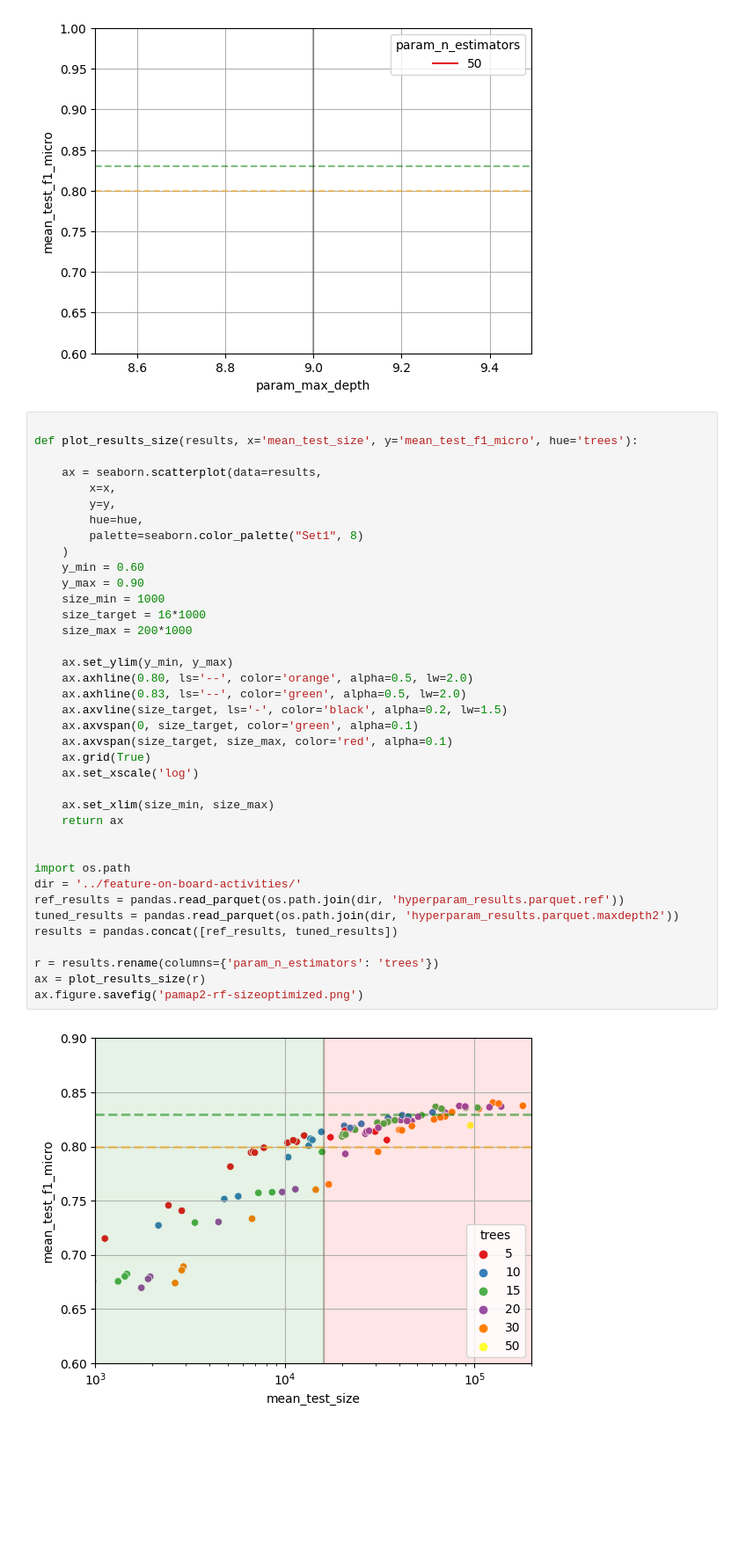
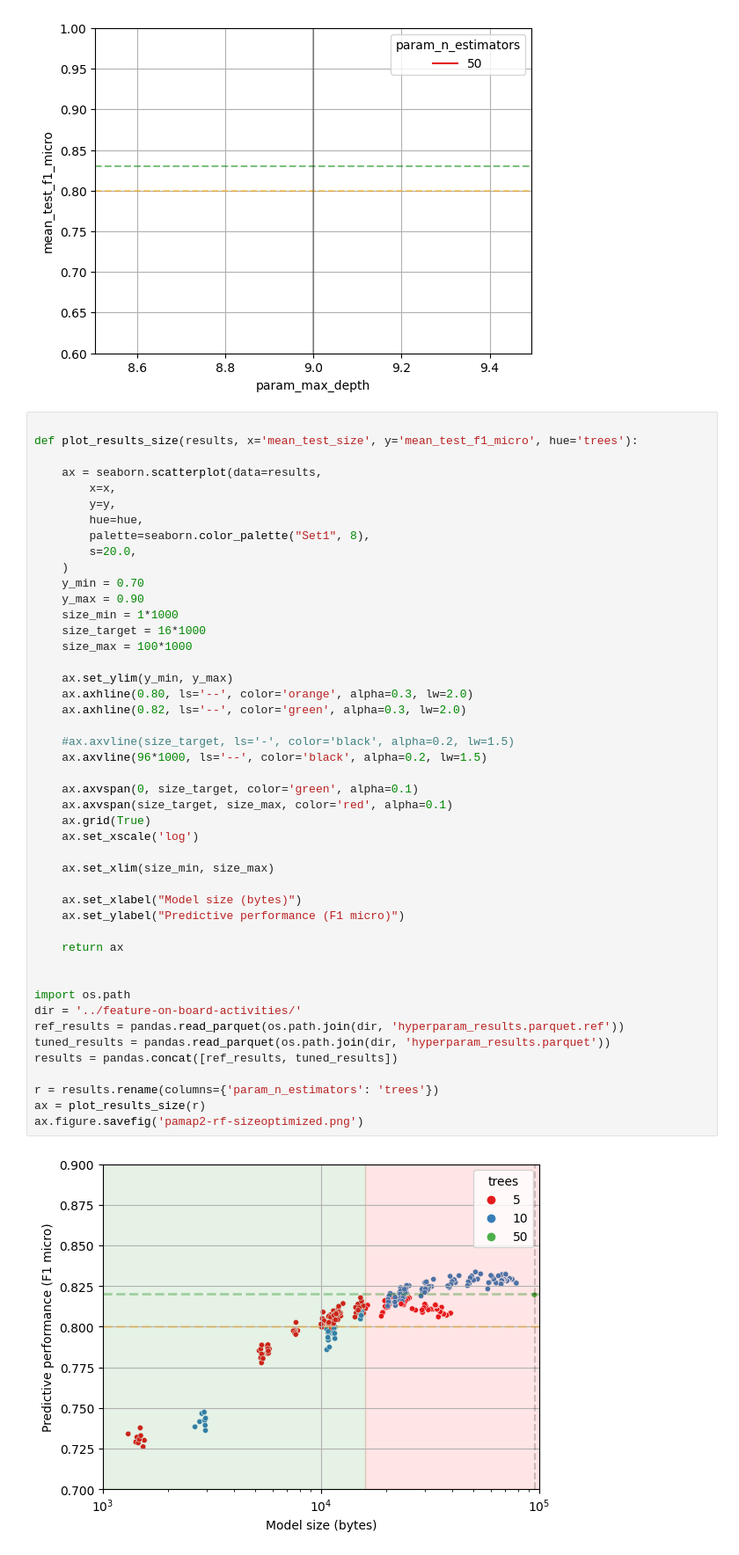
Before and after one commit to jonnor/embeddedml, a Jupyter notebook: projects/dollar_tinyml/notebooks/HAR-Evaluate.ipynb, the cells around one changed output. Shown: that part at 88% size. Cells and saved outputs as stored; diff of their text form; blank space fills up the shorter version.

Commit message:
dolllarml: Prettier HAR performance graph

```diff
--- a/projects/dollar_tinyml/notebooks/HAR-Evaluate.ipynb
+++ b/projects/dollar_tinyml/notebooks/HAR-Evaluate.ipynb
@@ -122,39 +122,47 @@ plot_results_performance(results)
 
 def plot_results_size(results, x='mean_test_size', y='mean_test_f1_micro', hue='trees'):
 
     ax = seaborn.scatterplot(data=results,
         x=x,
         y=y,
         hue=hue,
-        palette=seaborn.color_palette("Set1", 8)
+        palette=seaborn.color_palette("Set1", 8),
+        s=20.0,
     )
-    y_min = 0.60
+    y_min = 0.70
     y_max = 0.90
-    size_min = 1000
+    size_min = 1*1000
     size_target = 16*1000
-    size_max = 200*1000
+    size_max = 100*1000
 
     ax.set_ylim(y_min, y_max)
-    ax.axhline(0.80, ls='--', color='orange', alpha=0.5, lw=2.0)
-    ax.axhline(0.83, ls='--', color='green', alpha=0.5, lw=2.0)
-    ax.axvline(size_target, ls='-', color='black', alpha=0.2, lw=1.5)
+    ax.axhline(0.80, ls='--', color='orange', alpha=0.3, lw=2.0)
+    ax.axhline(0.82, ls='--', color='green', alpha=0.3, lw=2.0)
+
+    #ax.axvline(size_target, ls='-', color='black', alpha=0.2, lw=1.5)
+    ax.axvline(96*1000, ls='--', color='black', alpha=0.2, lw=1.5)
+
     ax.axvspan(0, size_target, color='green', alpha=0.1)
     ax.axvspan(size_target, size_max, color='red', alpha=0.1)
     ax.grid(True)
     ax.set_xscale('log')
 
     ax.set_xlim(size_min, size_max)
+
+    ax.set_xlabel("Model size (bytes)")
+    ax.set_ylabel("Predictive performance (F1 micro)")
+
     return ax
 
 
 import os.path
 dir = '../feature-on-board-activities/'
 ref_results = pandas.read_parquet(os.path.join(dir, 'hyperparam_results.parquet.ref'))
-tuned_results = pandas.read_parquet(os.path.join(dir, 'hyperparam_results.parquet.maxdepth2'))
+tuned_results = pandas.read_parquet(os.path.join(dir, 'hyperparam_results.parquet'))
 results = pandas.concat([ref_results, tuned_results])
 
 r = results.rename(columns={'param_n_estimators': 'trees'})
 ax = plot_results_size(r)
 ax.figure.savefig('pamap2-rf-sizeoptimized.png')
 # %% [output]
-[figure, old version]
+[figure, new version]
```
Also changed, not shown: 1 other file.
